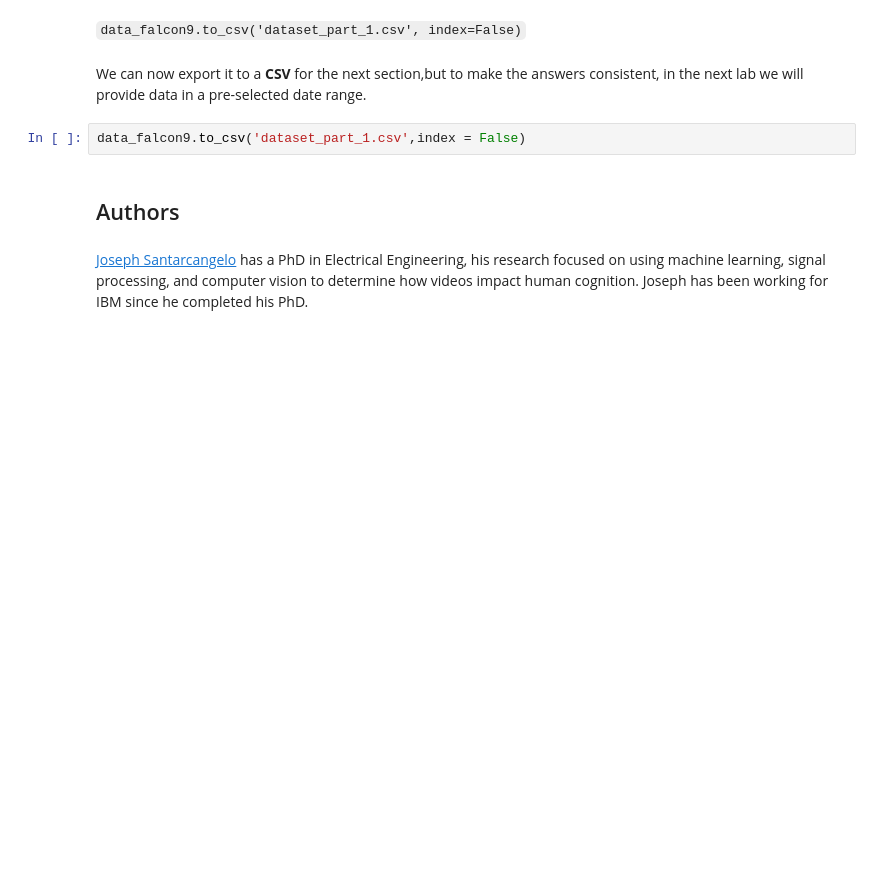
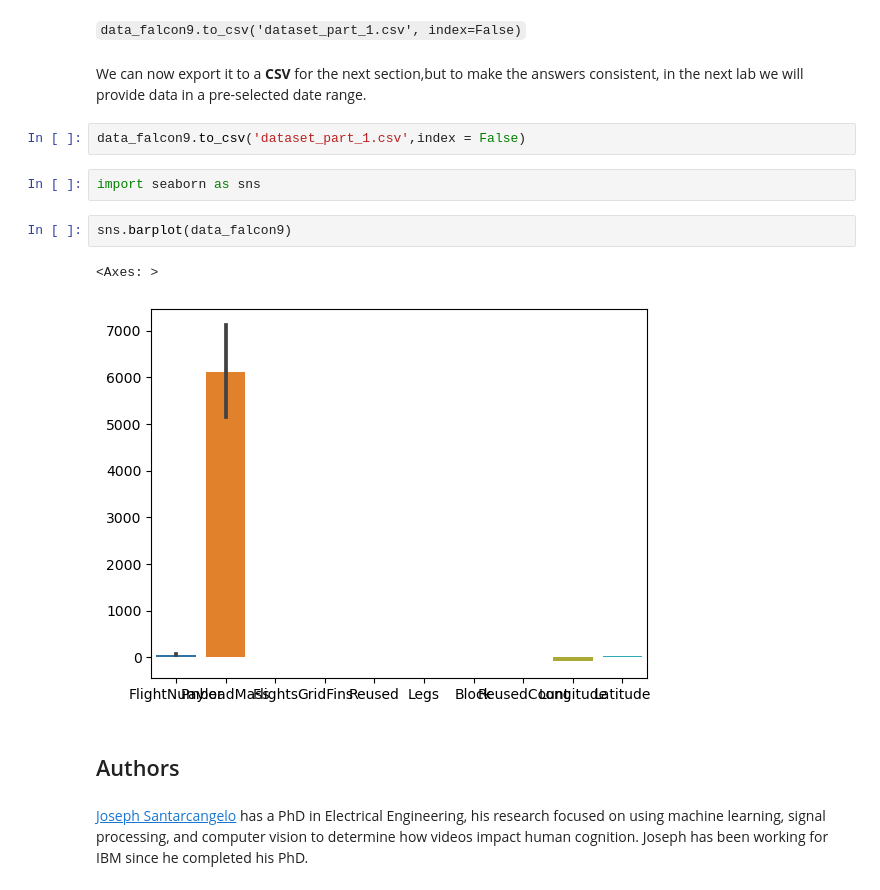
Before and after one commit to Diego-A-B/IBM-CAPSTONE, a Jupyter notebook: Data_Collection_with_API.ipynb, the cells around one changed output. Cells and saved outputs as stored; diff of their text form; blank space fills up the shorter version.

```diff
--- a/Data_Collection_with_API.ipynb
+++ b/Data_Collection_with_API.ipynb
@@ -361,6 +361,13 @@ Now we should have no missing values in our dataset except for in <code>LandingP
 We can now export it to a <b>CSV</b> for the next section,but to make the answers consistent, in the next lab we will provide data in a pre-selected date range.
 # %%
 data_falcon9.to_csv('dataset_part_1.csv',index = False)
+# %%
+import seaborn as sns
+# %%
+sns.barplot(data_falcon9)
+# %% [output]
+<Axes: >
+[figure, added]
 # %% [markdown]
 ## Authors
 # %% [markdown]
```
Also changed, not shown: 1 other file.
